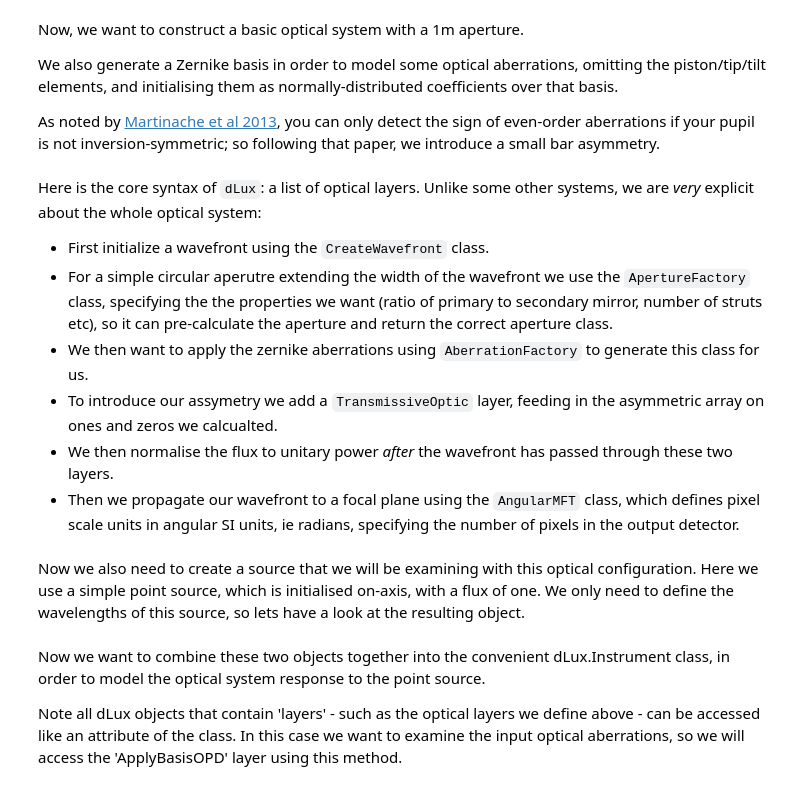
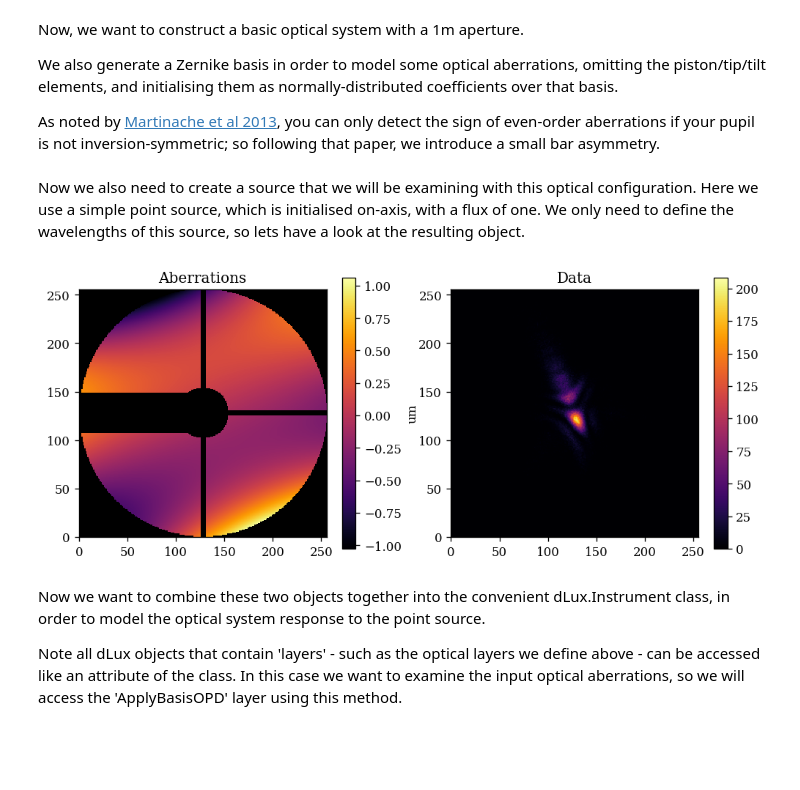
Before and after one commit to LouisDesdoigts/dLux, a Jupyter notebook: docs/notebooks/phase_retrieval_demo.ipynb, the cells around one changed output. Drawn from its saved outputs; the diff is of its cells as text; code cells hidden in the pictures; blank space fills up the shorter version.

```diff
--- a/docs/notebooks/phase_retrieval_demo.ipynb
+++ b/docs/notebooks/phase_retrieval_demo.ipynb
@@ -54,29 +70,37 @@ coeffs = 2e-8*jr.normal(jr.PRNGKey(seed), (len(zernikes),))
-# %% [markdown]
-Here is the core syntax of `dLux`: a list of optical layers. Unlike some other systems, we are *very* explicit about the whole optical system:
-
-- First initialize a wavefront using the `CreateWavefront` class.
-- For a simple circular aperutre extending the width of the wavefront we use the `ApertureFactory` class, specifying the the properties we want (ratio of primary to secondary mirror, number of struts etc), so it can pre-calculate the aperture and return the correct aperture class.
-- We then want to apply the zernike aberrations using `AberrationFactory` to generate this class for us.
-- To introduce our assymetry we add a `TransmissiveOptic` layer, feeding in the asymmetric array on ones and zeros we calcualted.
-- We then normalise the flux to unitary power *after* the wavefront has passed through these two layers.
-- Then we propagate our wavefront to a focal plane using the `AngularMFT` class, which defines pixel scale units in angular SI units, ie radians, specifying the number of pixels in the output detector.
-# %%
-# Define Optical Configuration
-optical_layers = [
-    dl.CreateWavefront(wf_npix, diameter),
-    dl.ApertureFactory(wf_npix, nstruts=3, secondary_ratio=0.1, strut_ratio=0.01, name='Aperture'),
-    dl.AberrationFactory(wf_npix, zernikes=zernikes, coefficients=coeffs, name='Aberrations'),
-    dl.TransmissiveOptic(asymmetry),
-    dl.NormaliseWavefront(),
-    dl.AngularMFT(det_npix, det_pixsize)]
-
-optics = dl.Optics(optical_layers)
 # %% [markdown]
 Now we also need to create a source that we will be examining with this optical configuration. Here we use a simple point source, which is initialised on-axis, with a flux of one. We only need to define the wavelengths of this source, so lets have a look at the resulting object.
 # %%
 # Create a point source
-wavels = np.linspace(450e-9, 550e-9, 5)
-source = dl.PointSource(wavelengths=wavels)
+wavels = np.linspace(1e-6, 1.5e-6, 5)
+source = dl.PointSource(flux=1e5, wavelengths=wavels)
+
+# Model the psf and add some photon noise
+psf = optics.model(source)
+data = jr.poisson(jr.PRNGKey(1), psf)
+
+# Get mask, setting nan values for visualisation
+support = optics.aperture * optics.mask
+support_mask = support.at[support==0.].set(np.nan)
+
+# Get aberrations
+opd = optics.aberrations.get_opd()
+
+# Plot
+cmap = colormaps['inferno']
+cmap.set_bad('k',1.)
+plt.figure(figsize=(10, 4))
+plt.subplot(1, 2, 1)
+plt.imshow(support_mask * opd * 1e6, cmap=cmap)
+plt.title("Aberrations")
+plt.colorbar(label='um')
+
+plt.subplot(1, 2, 2)
+plt.title("Data")
+plt.imshow(data)
+plt.colorbar()
+plt.show()
+# %% [output]
+[figure, added]
 # %% [markdown]
 Now we want to combine these two objects together into the convenient dLux.Instrument class, in order to model the optical system response to the point source.
 
```
Also changed, not shown: parts of 10 cells of this notebook, 20 other files.
